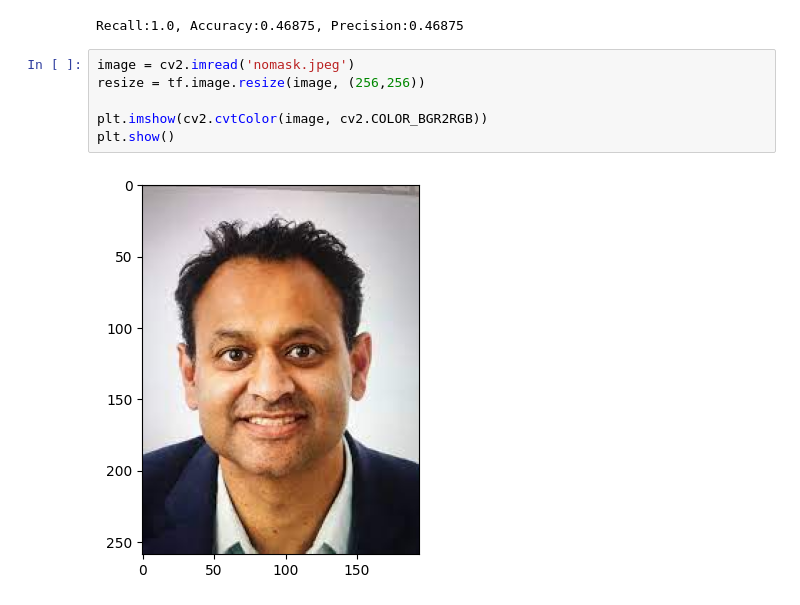
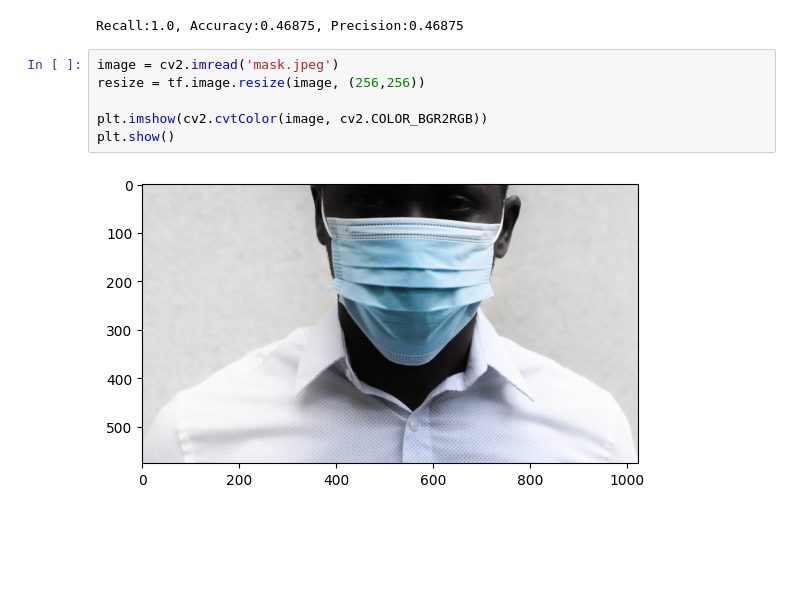
Before and after one commit to SouryaSparks/facemaskrecognitionv1, a Jupyter notebook: index.ipynb, the cells around one changed output. Cells and saved outputs as stored; diff of their text form; blank space fills up the shorter version.

```diff
--- a/index.ipynb
+++ b/index.ipynb
@@ -135,13 +135,13 @@ print(f"Recall:{recall.result().numpy()}, Accuracy:{accuracy.result().numpy()},
 # %% [output]
 Recall:1.0, Accuracy:0.46875, Precision:0.46875
 # %%
-image = cv2.imread('nomask.jpeg')
+image = cv2.imread('mask.jpeg')
 resize = tf.image.resize(image, (256,256))
 
 plt.imshow(cv2.cvtColor(image, cv2.COLOR_BGR2RGB))
 plt.show()
 # %% [output]
-[figure, old version]
+[figure, new version]
 # %%
 
 yhat = model.predict(np.expand_dims((resize/255), 0))
```
Also changed, not shown: parts of 2 cells of this notebook.
